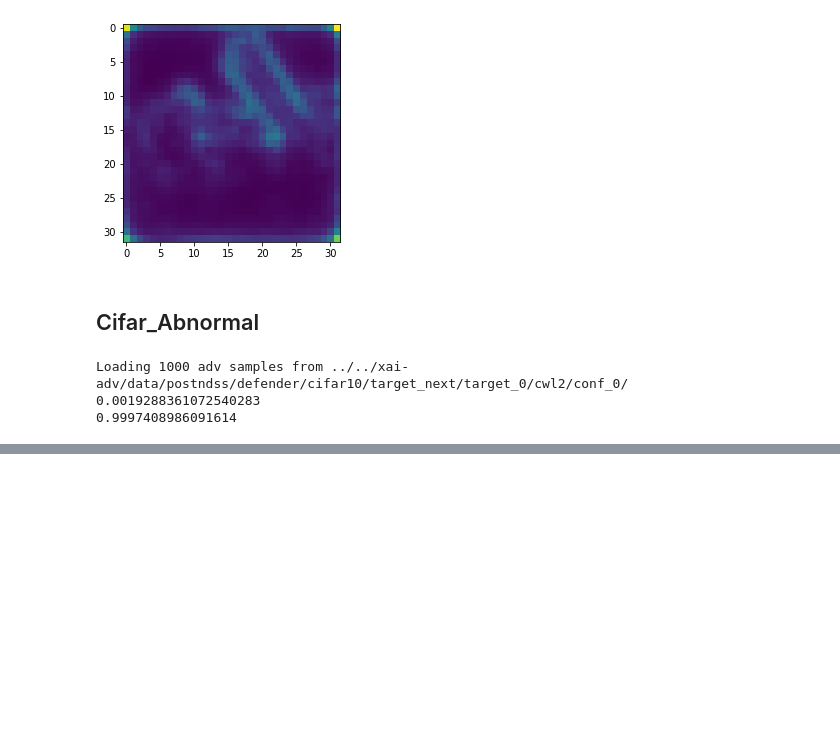
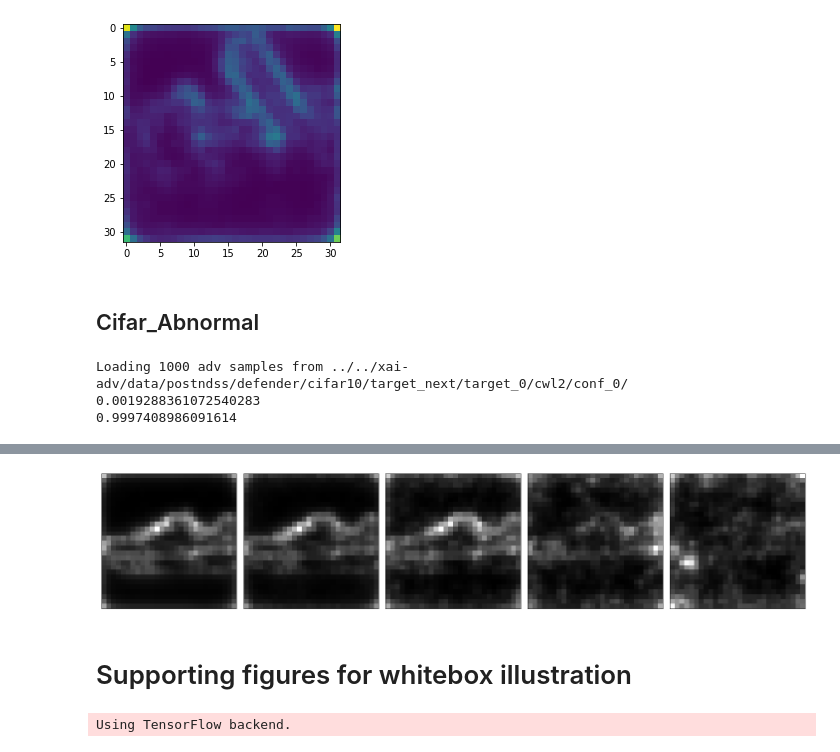
Before and after one commit to irajvardhan/explanations_can_be_manipulated, a Jupyter notebook: src/generate_explanations.ipynb, the cells around one changed output, grey strips where cells are left out. Saved outputs shown, nothing was run; the diff lists cells and outputs as text; code cells hidden in the pictures; blank space fills up the shorter version.

```diff
--- a/src/generate_explanations.ipynb
+++ b/src/generate_explanations.ipynb
@@ -59,7 +59,7 @@ args_num_iter = 1500
 args_prefactors = [1e11, 1e6]
 args_lr = 0.0002
 args_output_dir = '../output/'
-args_dataset ='mnist'
+args_dataset ='fmnist'
 # %%
 # options
 device = torch.device("cuda" if args_cuda else "cpu")
@@ -437,0 +485,69 @@ x_train = (x_train*255).astype(np.uint8)
+# %%
+expls = np.empty((5, 28, 28))
+num_ch = 1
+device = torch.device("cuda" if args_cuda else "cpu")
+exp_method = 'lrp'
+method = getattr(ExplainingMethod, exp_method)
+
+vgg_model = torchvision.models.vgg16(pretrained=True)
+model = ExplainableNet(vgg_model, data_mean=data_mean, data_std=data_std, beta=1000 if args_beta_growth else None)
+if method == ExplainingMethod.pattern_attribution:
+    model.load_state_dict(torch.load('../models/model_vgg16_pattern_small.pth'), strict=False)
+model = model.eval().to(device)
+for i in range(n):
+    sample = samples[i].astype(np.uint8)
+    x = np_img_to_tensor(sample, num_ch)
+    org_expl, org_acc, org_idx = get_expl(model, x, method)
+    org_expl = org_expl.detach().cpu()
+
+    xnp = org_expl.numpy()
+    xnp = xnp.reshape(224, 224)
+    im2 = Image.fromarray(xnp)
+    x_new = torchvision.transforms.ToTensor()(torchvision.transforms.Resize(28)(im2))
+    x_new_np = x_new.numpy()
+    x_new_np = x_new_np.reshape(28,28)
+
+    expls[i] = x_new_np
+
+plt.figure(figsize=(20,90))
+for i in range(n):
+    # display original
+    ax = plt.subplot(1, n, i + 1)
+    plt.imshow(expls[i])
+    ax.get_xaxis().set_visible(False)
+    ax.get_yaxis().set_visible(False)
+plt.gray()
+plt.tight_layout()
+plt.show()
+# %% [output]
+[figure, added]
+# %% [markdown]
+# Supporting figures for whitebox illustration
+# %%
+import keras
+from keras import datasets
+from torchvision import datasets, transforms
+from PIL import Image
+dataset = 'cifar10'
+attack = 'cwl2/conf_0'
+target_exp_method = 'lrp'
+
+if dataset == 'fmnist':
+    num_ch = 1
+    side = 28
+
+    (x_train_orig, y_train_orig), (x_test_orig, y_test_orig) = keras.datasets.fashion_mnist.load_data()
+
+elif dataset == 'mnist':
+    num_ch = 1
+    side = 28
+
+    (x_train_orig, y_train_orig), (x_test_orig, y_test_orig) = keras.datasets.mnist.load_data()
+
+elif dataset == 'cifar10':
+    num_ch = 3
+    side = 32
+
+    (x_train_orig, y_train_orig), (x_test_orig, y_test_orig) = keras.datasets.cifar10.load_data()
+# %% [output]
+Using TensorFlow backend.
```
Also changed, not shown: parts of 7 cells of this notebook.
